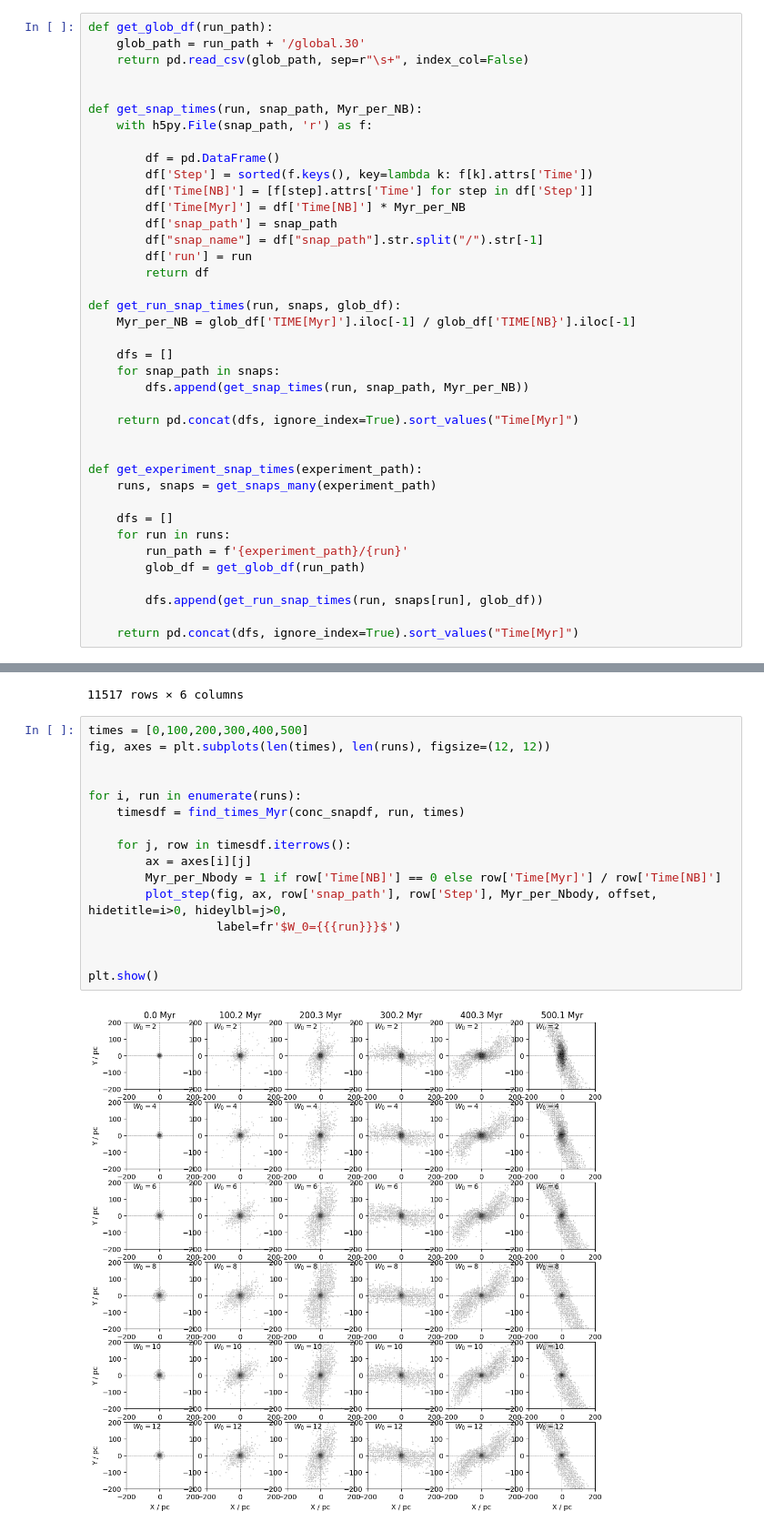
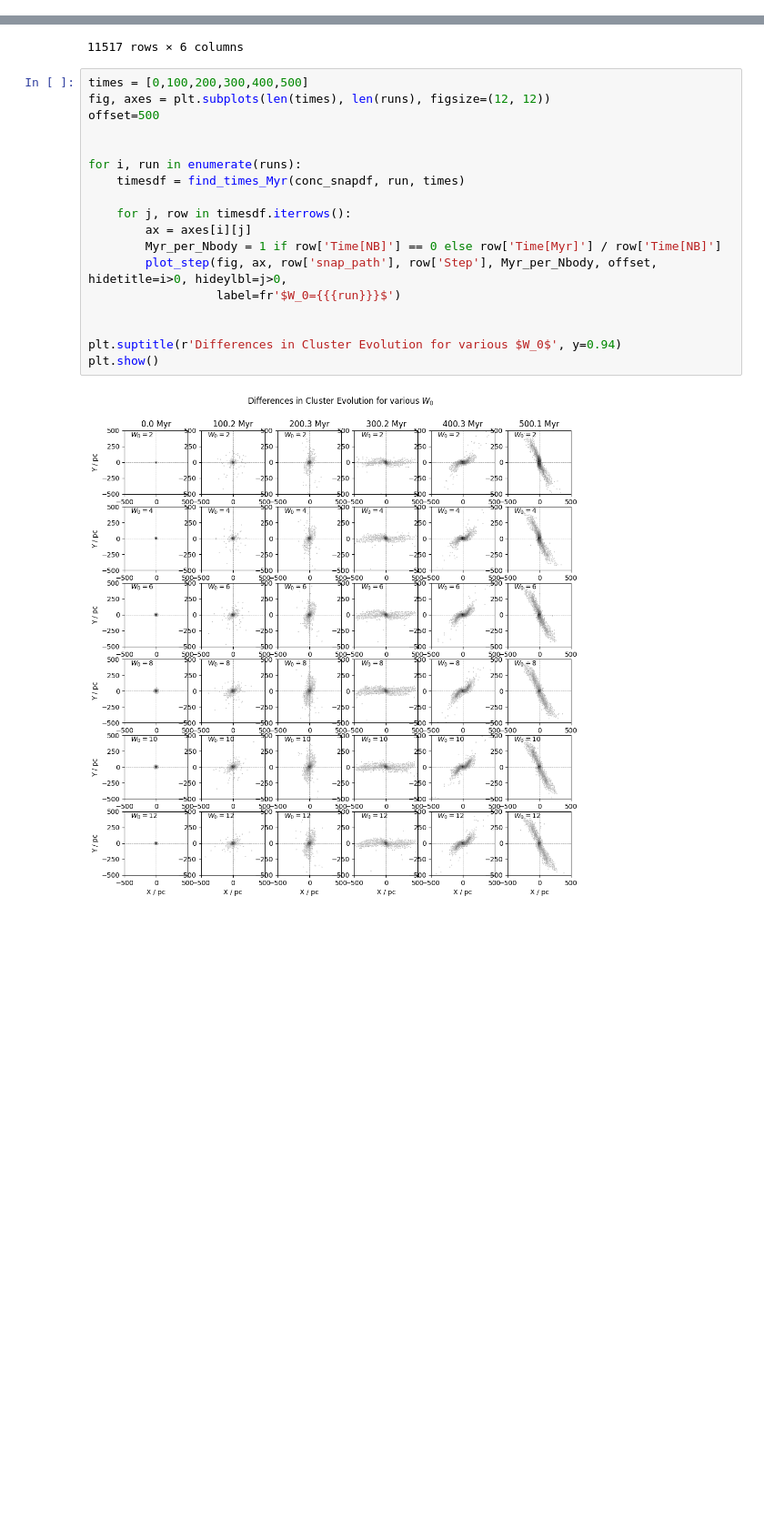
Before and after one commit to RSPicken2/stellar-streams, a Jupyter notebook: GlobularClusters.ipynb, the cells around one changed output, grey strips where cells are left out. Shown at 91% size. Cells and saved outputs as stored; diff of their text form; blank space fills up the shorter version.

```diff
--- a/GlobularClusters.ipynb
+++ b/GlobularClusters.ipynb
@@ -91,45 +79,6 @@ Step#156: time:259.625, 8450 particles, fields: ['Binaries', 'M', 'NAM', 'POT',
 Step#157: time:259.75, 8450 particles, fields: ['Binaries', 'M', 'NAM', 'POT', 'V1', 'V2', 'V3', 'X1', 'X2', 'X3']
 Step#158: time:259.875, 8454 particles, fields: ['Binaries', 'M', 'NAM', 'POT', 'V1', 'V2', 'V3', 'X1', 'X2', 'X3']
 Step#159: time:260.0, 8460 particles, fields: ['Binaries', 'M', 'NAM', 'POT', 'V1', 'V2', 'V3', 'X1', 'X2', 'X3']
-# %%
-def get_glob_df(run_path):
-    glob_path = run_path + '/global.30'
-    return pd.read_csv(glob_path, sep=r"\s+", index_col=False)
-
-
-def get_snap_times(run, snap_path, Myr_per_NB):
-    with h5py.File(snap_path, 'r') as f:
-
-        df = pd.DataFrame()
-        df['Step'] = sorted(f.keys(), key=lambda k: f[k].attrs['Time'])
-        df['Time[NB]'] = [f[step].attrs['Time'] for step in df['Step']]
-        df['Time[Myr]'] = df['Time[NB]'] * Myr_per_NB
-        df['snap_path'] = snap_path
-        df["snap_name"] = df["snap_path"].str.split("/").str[-1]
-        df['run'] = run
-        return df
-
-def get_run_snap_times(run, snaps, glob_df):
-    Myr_per_NB = glob_df['TIME[Myr]'].iloc[-1] / glob_df['TIME[NB}'].iloc[-1]
-
-    dfs = []
-    for snap_path in snaps:
-        dfs.append(get_snap_times(run, snap_path, Myr_per_NB))
-
-    return pd.concat(dfs, ignore_index=True).sort_values("Time[Myr]")
-
-
-def get_experiment_snap_times(experiment_path):
-    runs, snaps = get_snaps_many(experiment_path)
-
-    dfs = []
-    for run in runs:
-        run_path = f'{experiment_path}/{run}'
-        glob_df = get_glob_df(run_path)
-
-        dfs.append(get_run_snap_times(run, snaps[run], glob_df))
-
-    return pd.concat(dfs, ignore_index=True).sort_values("Time[Myr]")
 # %%
 Hyades_path = source + '/Hyades'
 glob_path = Hyades_path + '/global.30'
@@ -276,18 +164,20 @@ conc_snapdf
 # %%
 times = [0,100,200,300,400,500]
 fig, axes = plt.subplots(len(times), len(runs), figsize=(12, 12))
+offset=500
 
 
 for i, run in enumerate(runs):
     timesdf = find_times_Myr(conc_snapdf, run, times)
 
     for j, row in timesdf.iterrows():
         ax = axes[i][j]
         Myr_per_Nbody = 1 if row['Time[NB]'] == 0 else row['Time[Myr]'] / row['Time[NB]']
         plot_step(fig, ax, row['snap_path'], row['Step'], Myr_per_Nbody, offset, hidetitle=i>0, hideylbl=j>0,
                   label=fr'$W_0={{{run}}}$')
 
 
+plt.suptitle(r'Differences in Cluster Evolution for various $W_0$', y=0.94)
 plt.show()
 # %% [output]
-[figure, old version]
+[figure, new version]
```
Also changed, not shown: parts of 5 cells of this notebook, 1 other file.
